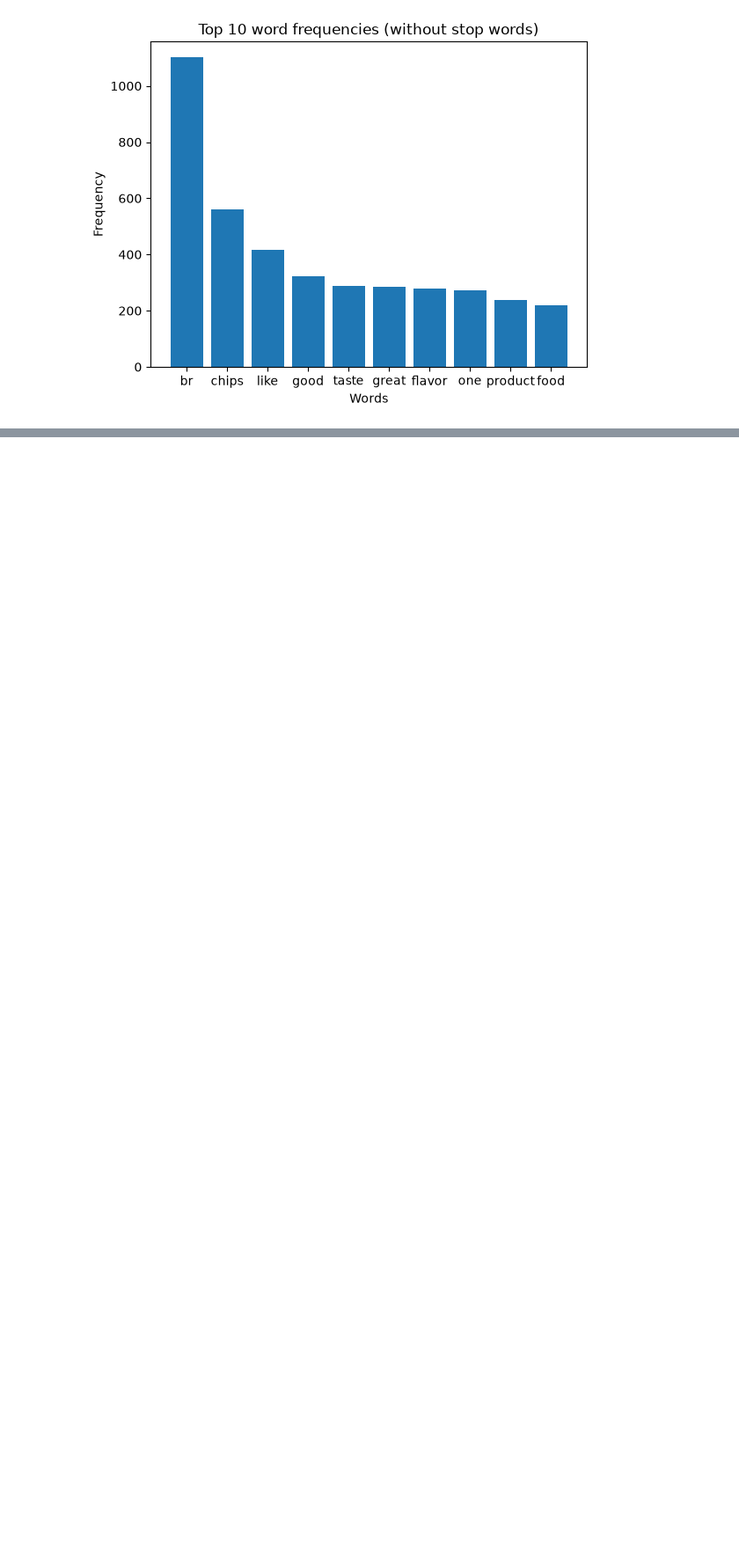
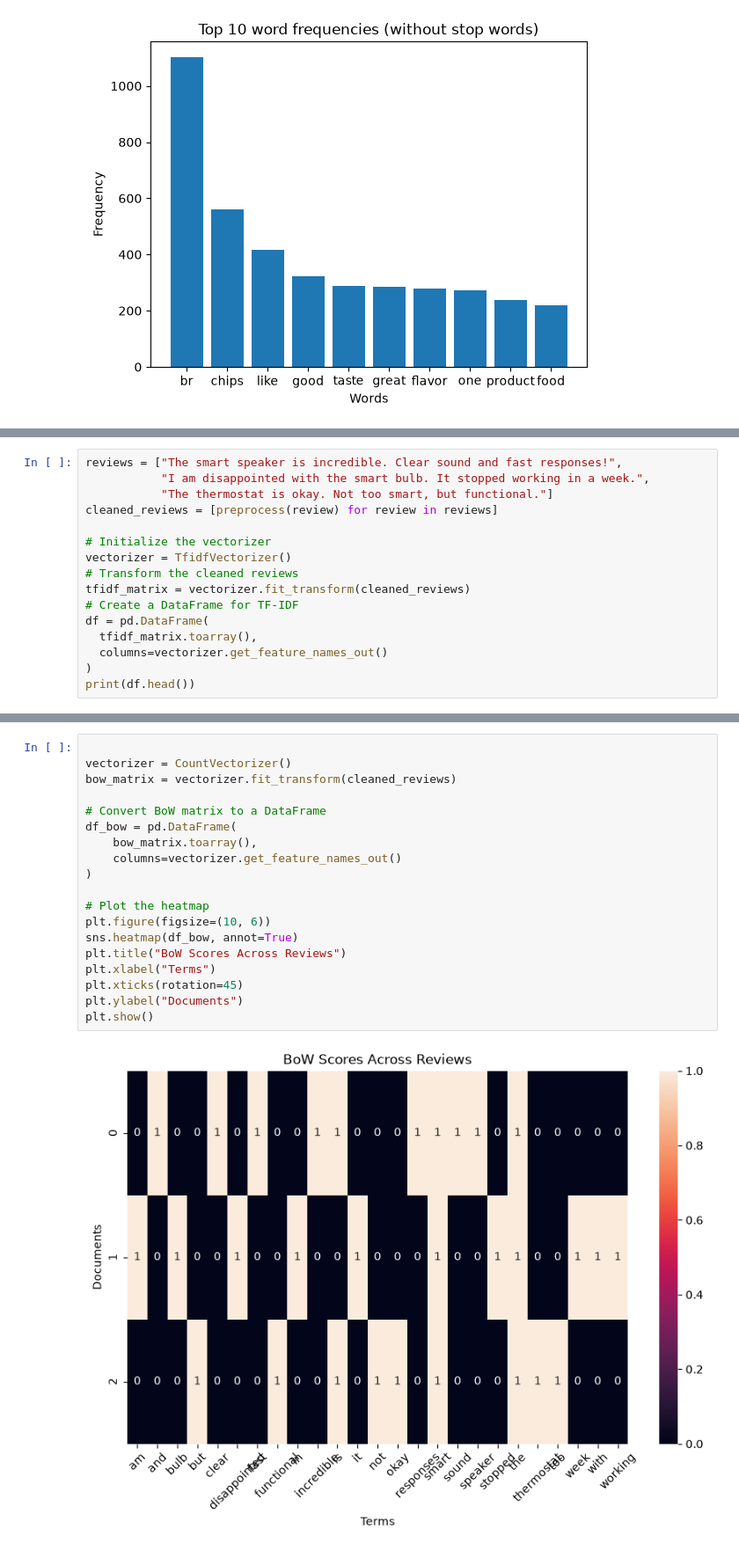
Before and after one commit to jrbarrio/natural-language-processing-in-python, a Jupyter notebook: 01-natural-language-processing-in-python/2-feature-extraction-from-text/2-feature-extraction-from-text.ipynb, the cells around one changed output, grey strips where cells are left out. Shown at 88% size. Cells and saved outputs as stored; diff of their text form; blank space fills up the shorter version.

```diff
--- a/01-natural-language-processing-in-python/2-feature-extraction-from-text/2-feature-extraction-from-text.ipynb
+++ b/01-natural-language-processing-in-python/2-feature-extraction-from-text/2-feature-extraction-from-text.ipynb
@@ -126,0 +136,16 @@ plt.show()
+# %%
+reviews = ["The smart speaker is incredible. Clear sound and fast responses!",
+           "I am disappointed with the smart bulb. It stopped working in a week.",
+           "The thermostat is okay. Not too smart, but functional."]
+cleaned_reviews = [preprocess(review) for review in reviews]
+
+# Initialize the vectorizer
+vectorizer = TfidfVectorizer()
+# Transform the cleaned reviews
+tfidf_matrix = vectorizer.fit_transform(cleaned_reviews)
+# Create a DataFrame for TF-IDF
+df = pd.DataFrame(
+  tfidf_matrix.toarray(),
+  columns=vectorizer.get_feature_names_out()
+)
+print(df.head())
@@ -126,0 +171,21 @@ plt.show()
+# %%
+
+vectorizer = CountVectorizer()
+bow_matrix = vectorizer.fit_transform(cleaned_reviews)
+
+# Convert BoW matrix to a DataFrame
+df_bow = pd.DataFrame(
+    bow_matrix.toarray(),
+    columns=vectorizer.get_feature_names_out()
+)
+
+# Plot the heatmap
+plt.figure(figsize=(10, 6))
+sns.heatmap(df_bow, annot=True)
+plt.title("BoW Scores Across Reviews")
+plt.xlabel("Terms")
+plt.xticks(rotation=45)
+plt.ylabel("Documents")
+plt.show()
+# %% [output]
+[figure, added]
```
Also changed, not shown: parts of 6 cells of this notebook, 3 other files.
